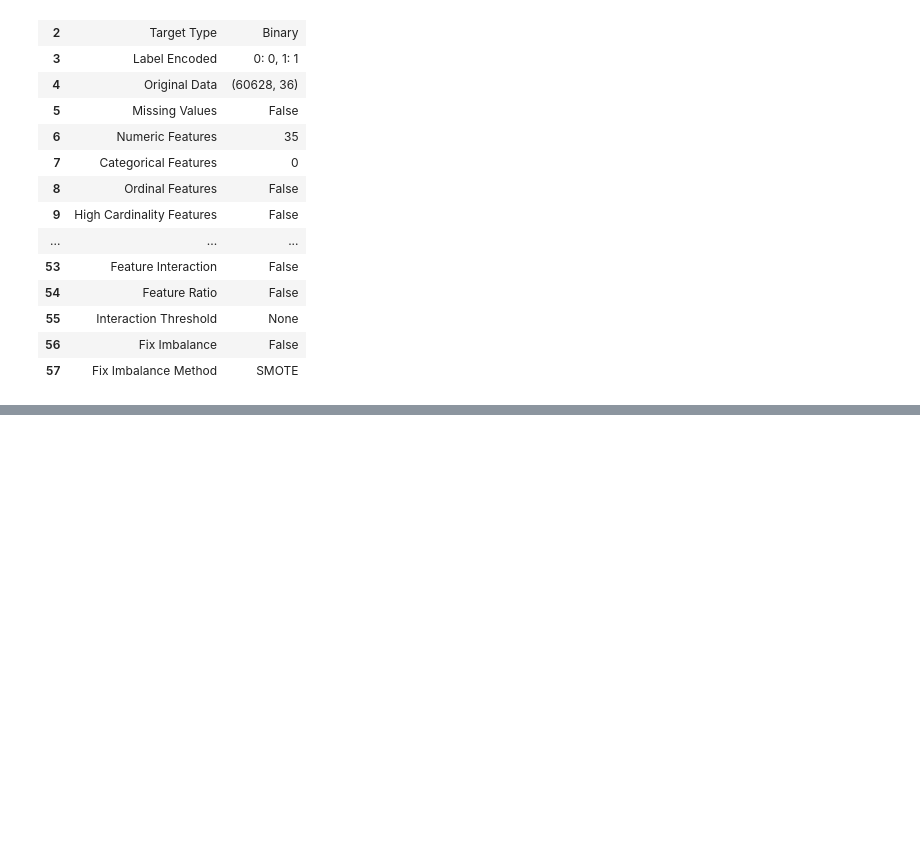
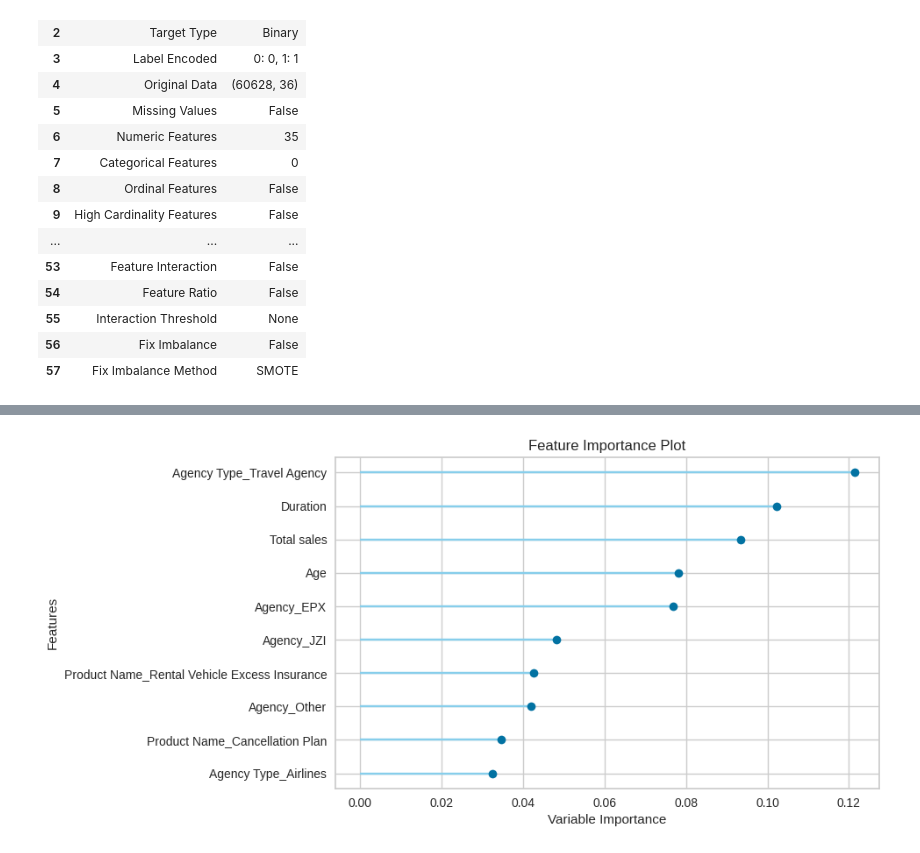
Before and after one commit to Camicb/practice, a Jupyter notebook: Travel_Insurance_Claim_Prediction.ipynb, the cells around one changed output, grey strips where cells are left out. Saved outputs shown, nothing was run; the diff lists cells and outputs as text; code cells hidden in the pictures; blank space fills up the shorter version.

```diff
--- a/Travel_Insurance_Claim_Prediction.ipynb
+++ b/Travel_Insurance_Claim_Prediction.ipynb
@@ -343,0 +349,4 @@ catboost=create_model('catboost')
+# %%
+plot_model(et, plot='feature')
+# %% [output]
+[figure, added]
```
Also changed, not shown: parts of 22 cells of this notebook.
